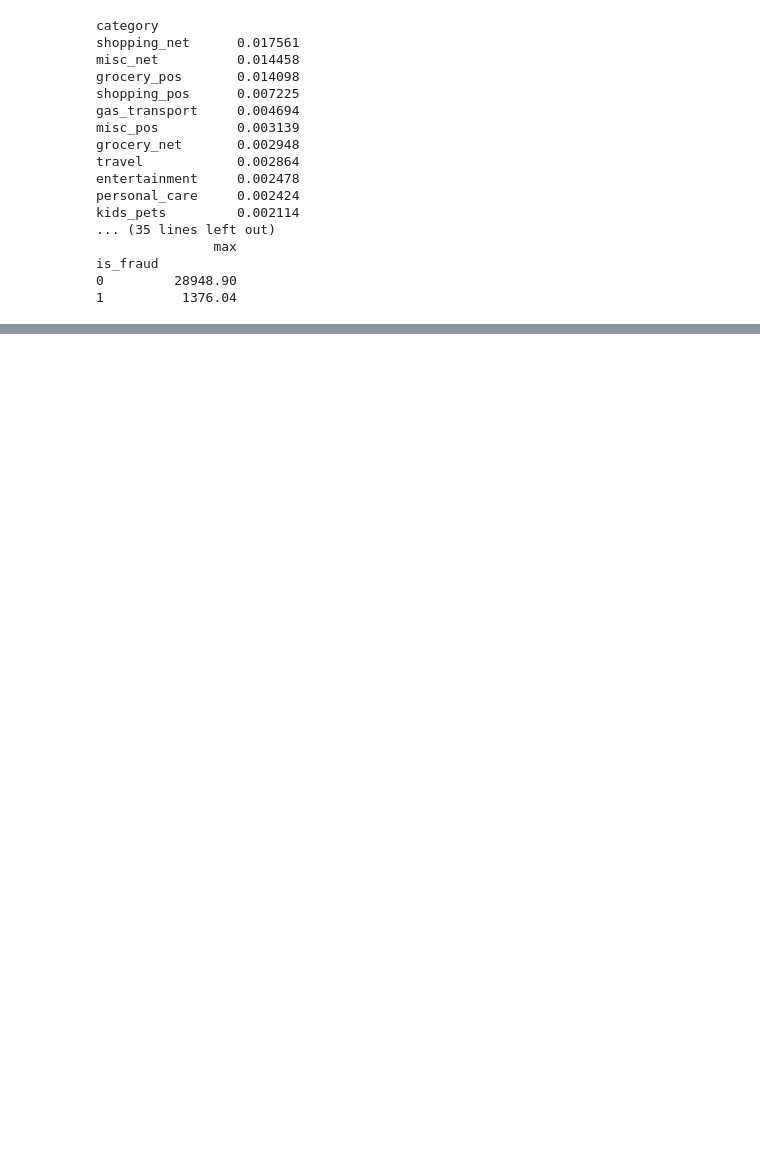
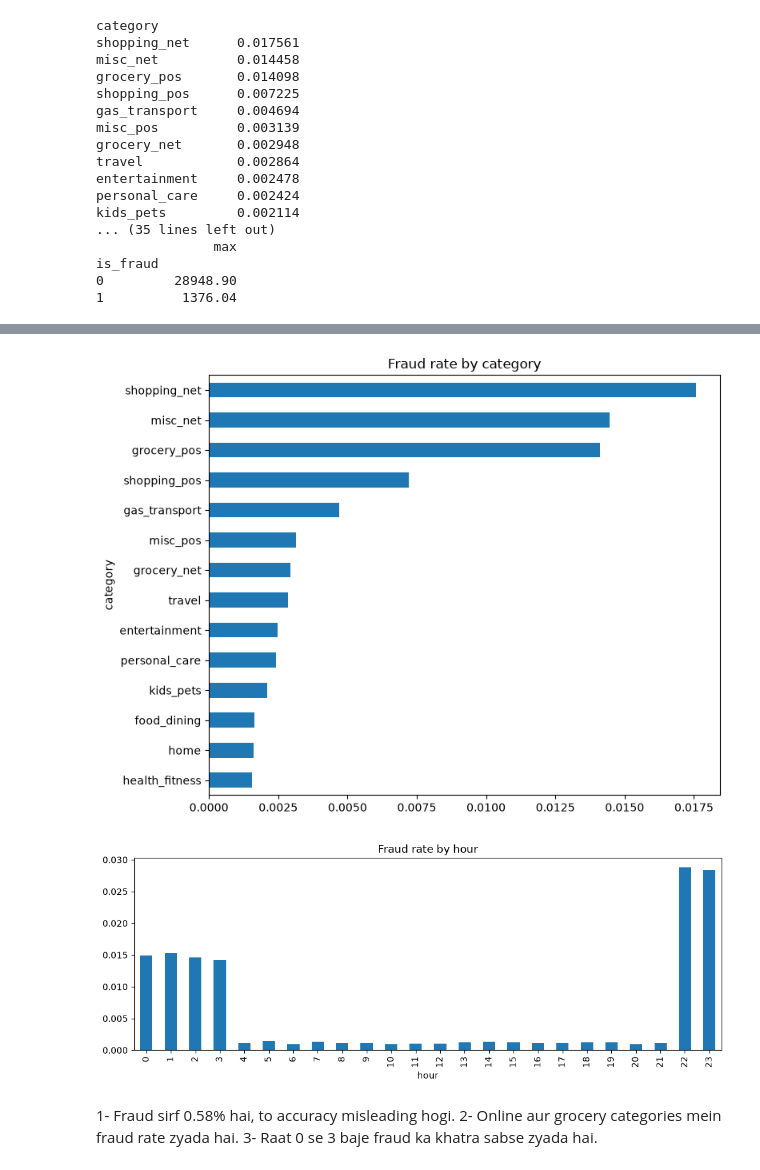
Before and after one commit to Manvendra2223/fraud-detection-platform, a Jupyter notebook: notebooks/01_eda.ipynb, the cells around one changed output, grey strips where cells are left out. Drawn from its saved outputs; the diff is of its cells as text; code cells hidden in the pictures; blank space fills up the shorter version.

Commit message:
Add EDA: fraud by category and hour

```diff
--- a/notebooks/01_eda.ipynb
+++ b/notebooks/01_eda.ipynb
@@ -102,0 +157,20 @@ is_fraud
+# %%
+import matplotlib.pyplot as plt
+
+cat = df.groupby("category")["is_fraud"].mean().sort_values()
+cat.plot(kind="barh", figsize=(8, 6), title="Fraud rate by category")
+plt.tight_layout()
+plt.savefig("../docs/eda_category.png", dpi=150)
+plt.show()
+
+df.groupby("hour")["is_fraud"].mean().plot(kind="bar", figsize=(10, 4), title="Fraud rate by hour")
+plt.tight_layout()
+plt.savefig("../docs/eda_hour.png", dpi=150)
+plt.show()
+# %% [output]
+[figure, added]
+[figure, added]
+# %% [markdown]
+1- Fraud sirf 0.58% hai, to accuracy misleading hogi.
+2- Online aur grocery categories mein fraud rate zyada hai.
+3- Raat 0 se 3 baje fraud ka khatra sabse zyada hai.
```
Also changed, not shown: parts of 3 cells of this notebook, 2 other files.
